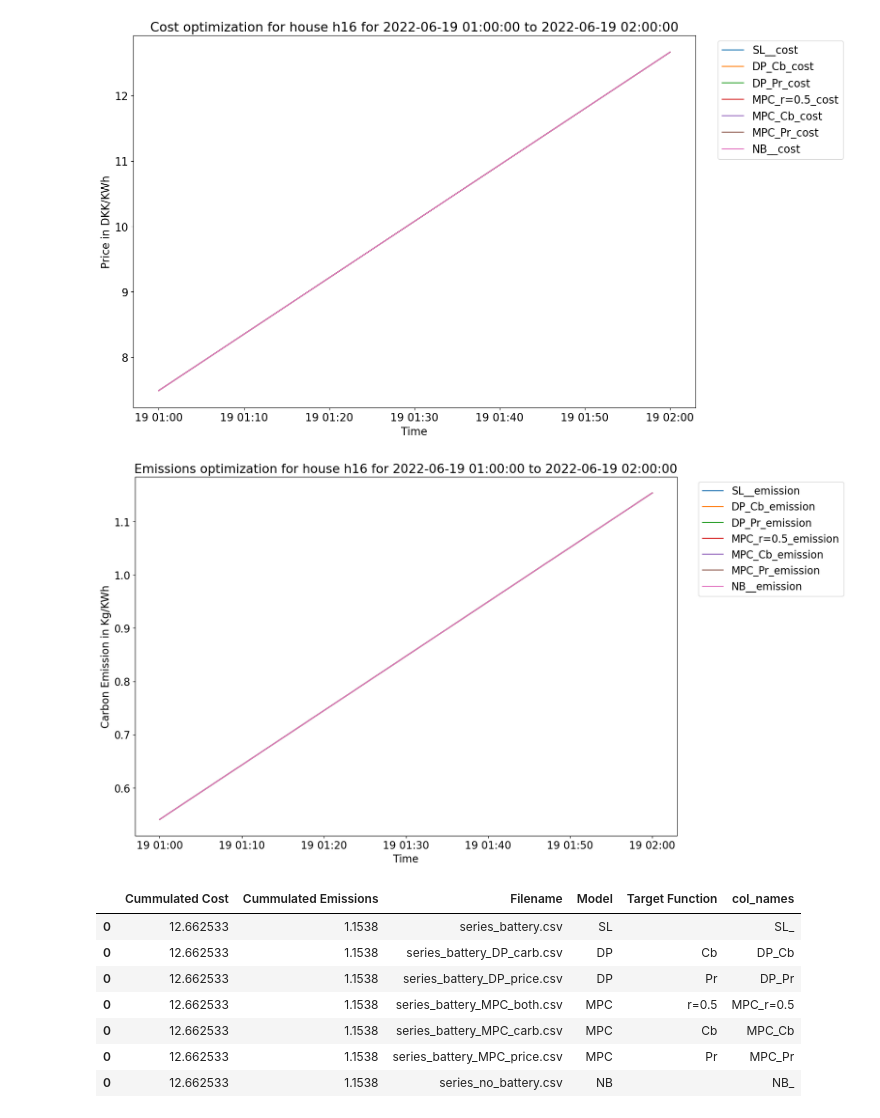
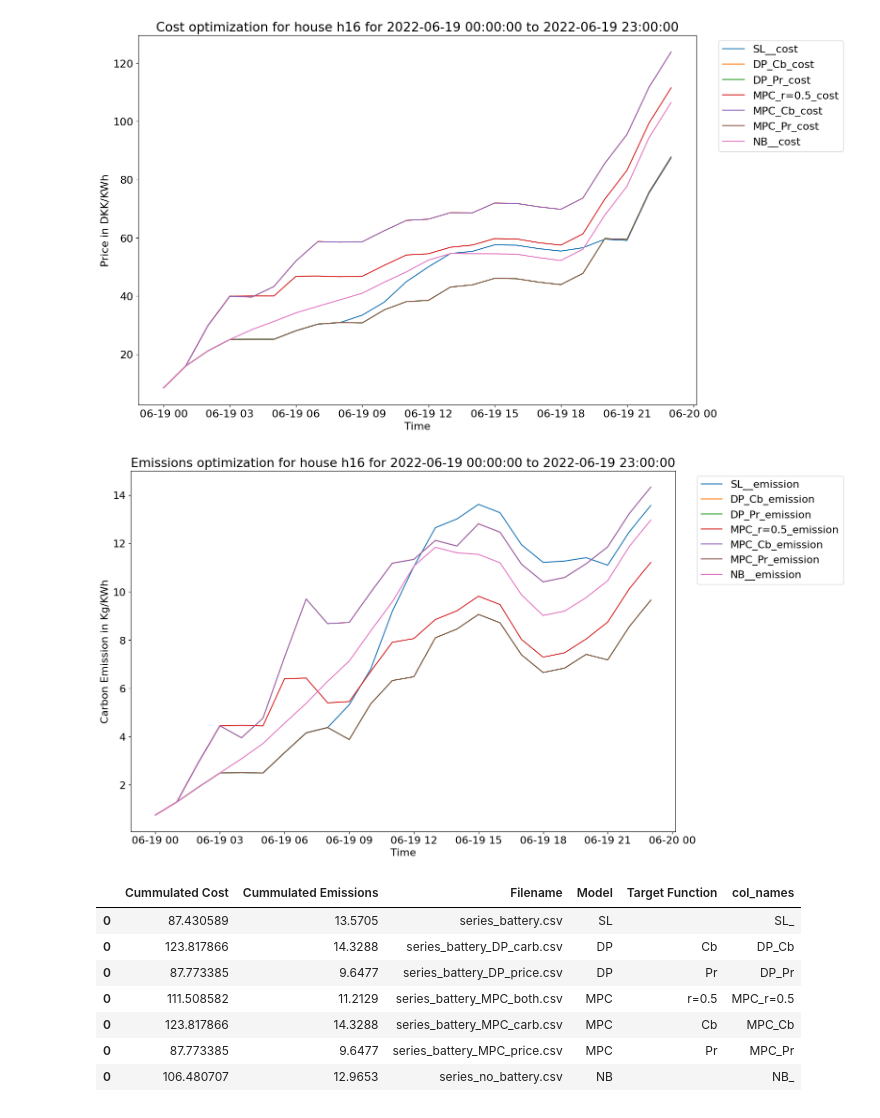
Before and after one commit to LortSkit/Bachelor-project, a Jupyter notebook: Price-Optimization/Single_House_Optimization_Cleaned_V1.ipynb, the cells around one changed output. Saved outputs shown, nothing was run; the diff lists cells and outputs as text; code cells hidden in the pictures.

```diff
--- a/Price-Optimization/Single_House_Optimization_Cleaned_V1.ipynb
+++ b/Price-Optimization/Single_House_Optimization_Cleaned_V1.ipynb
@@ -56,6 +56,9 @@ class single_house_opt(SARIMA):
         self.merged = merge(str(self.house))
         self.sarima_model = SARIMA(self.house)
         self.mpc_model = MPCModel(self.house, 0.1, 0.0, 1, self.max_charge, self.bat_capacity)
+        self.rf_model = RF(self.house)
+
+        self.last_results={}
 
         self.N = len(pd.date_range(start=self.start_date,end=self.end_date,freq="h"))
         remainder = self.N%24
@@ -92,8 +95,10 @@ class single_house_opt(SARIMA):
 
             if forecaster=='sarima':
                 pred_i = self.sarima_model.SARIMA(Start_i, End_i)
+            elif forecaster=='rf':
+                pred_i = self.rf_model.get_predictions(Start_i, End_i)
             else:
-                print('RF under construction')
+                raise Exception("First input must be either 'sarima' or 'rf'")
 
             print(f"Taking actions the first {length} actions from {Start_i} to {pred_i.index[length-1]}")
             temp_no_bat = pred_logic_rollout(merged_i, pred_i, deepcopy(battery_no), logic_bat)
@@ -137,7 +142,24 @@ class single_house_opt(SARIMA):
             series_battery_MPC_carb   = pd.concat([series_battery_MPC_carb,series_battery_MPC_carb_i])
             series_battery_MPC_both   = pd.concat([series_battery_MPC_both,series_battery_MPC_both_i])
 
-            results_dict = {'series_no_battery':series_no_battery, 'series_battery':series_battery, 'series_battery_DP_price':series_battery_DP_price, 'series_battery_DP_carb':series_battery_DP_carb, 'series_battery_MPC_price':series_battery_MPC_price, 'series_battery_MPC_carb':series_battery_MPC_carb, 'series_battery_MPC_both':series_battery_MPC_both}
+        series_no_battery["cost_cummulative"] = series_no_battery["cost"].cumsum(axis=0)
+        series_battery["cost_cummulative"] = series_battery["cost"].cumsum(axis=0)
+        series_battery_DP_price["cost_cummulative"] = series_battery_DP_price["cost"].cumsum(axis=0)
+        series_battery_DP_carb["cost_cummulative"] = series_battery_DP_carb["cost"].cumsum(axis=0)
+        series_battery_MPC_price["cost_cummulative"] = series_battery_MPC_price["cost"].cumsum(axis=0)
+        series_battery_MPC_carb["cost_cummulative"] = series_battery_MPC_carb["cost"].cumsum(axis=0)
+        series_battery_MPC_both["cost_cummulative"] = series_battery_MPC_both["cost"].cumsum(axis=0)
+
+        series_no_battery["emission_cummulative"] = series_no_battery["emission"].cumsum(axis=0)
+        series_battery["emission_cummulative"] = series_battery["emission"].cumsum(axis=0)
+        series_battery_DP_price["emission_cummulative"] = series_battery_DP_price["emission"].cumsum(axis=0)
+        series_battery_DP_carb["emission_cummulative"] = series_battery_DP_carb["emission"].cumsum(axis=0)
+        series_battery_MPC_price["emission_cummulative"] = series_battery_MPC_price["emission"].cumsum(axis=0)
+        series_battery_MPC_carb["emission_cummulative"] = series_battery_MPC_carb["emission"].cumsum(axis=0)
+        series_battery_MPC_both["emission_cummulative"] = series_battery_MPC_both["emission"].cumsum(axis=0)
+
+        results_dict = {'series_no_battery':series_no_battery, 'series_battery':series_battery, 'series_battery_DP_price':series_battery_DP_price, 'series_battery_DP_carb':series_battery_DP_carb, 'series_battery_MPC_price':series_battery_MPC_price, 'series_battery_MPC_carb':series_battery_MPC_carb, 'series_battery_MPC_both':series_battery_MPC_both}
+        self.last_results=results_dict
         return results_dict
 
     def plot_results(self, ofn):
@@ -245,6 +267,6 @@ class single_house_opt(SARIMA):
         files = self.plot_results(ofn)
         return files
 # %%
-sho = single_house_opt('h16',start_date='2022-06-19 01:00:00', end_date='2022-06-19 02:00:00')
-sho.get_results('t0','sarima')
+sho = single_house_opt('h16',start_date='2022-06-19 00:00:00', end_date='2022-06-19 23:00:00')
+sho.get_results('t0','rf')
 # %% [output]
@@ -260,11 +289,11 @@ Taking actions the first 2 actions from 2022-06-19 01:00:00 to 2022-06-19 02:00:
 Done!---
-[figure, old version]
+[figure, new version]
-[figure, old version]
+[figure, new version]
 |  | Cummulated Cost | Cummulated Emissions | Filename | Model | Target Function | col_names |
-| 0 | 12.662533 | 1.1538 | series_battery.csv | SL |  | SL_ |
-| 0 | 12.662533 | 1.1538 | series_battery_DP_carb.csv | DP | Cb | DP_Cb |
-| 0 | 12.662533 | 1.1538 | series_battery_DP_price.csv | DP | Pr | DP_Pr |
-| 0 | 12.662533 | 1.1538 | series_battery_MPC_both.csv | MPC | r=0.5 | MPC_r=0.5 |
-| 0 | 12.662533 | 1.1538 | series_battery_MPC_carb.csv | MPC | Cb | MPC_Cb |
-| 0 | 12.662533 | 1.1538 | series_battery_MPC_price.csv | MPC | Pr | MPC_Pr |
-| 0 | 12.662533 | 1.1538 | series_no_battery.csv | NB |  | NB_ |
+| 0 | 87.430589 | 13.5705 | series_battery.csv | SL |  | SL_ |
+| 0 | 123.817866 | 14.3288 | series_battery_DP_carb.csv | DP | Cb | DP_Cb |
+| 0 | 87.773385 | 9.6477 | series_battery_DP_price.csv | DP | Pr | DP_Pr |
+| 0 | 111.508582 | 11.2129 | series_battery_MPC_both.csv | MPC | r=0.5 | MPC_r=0.5 |
+| 0 | 123.817866 | 14.3288 | series_battery_MPC_carb.csv | MPC | Cb | MPC_Cb |
+| 0 | 87.773385 | 9.6477 | series_battery_MPC_price.csv | MPC | Pr | MPC_Pr |
+| 0 | 106.480707 | 12.9653 | series_no_battery.csv | NB |  | NB_ |
```
Also changed, not shown: parts of 2 cells of this notebook, 2 other files.
